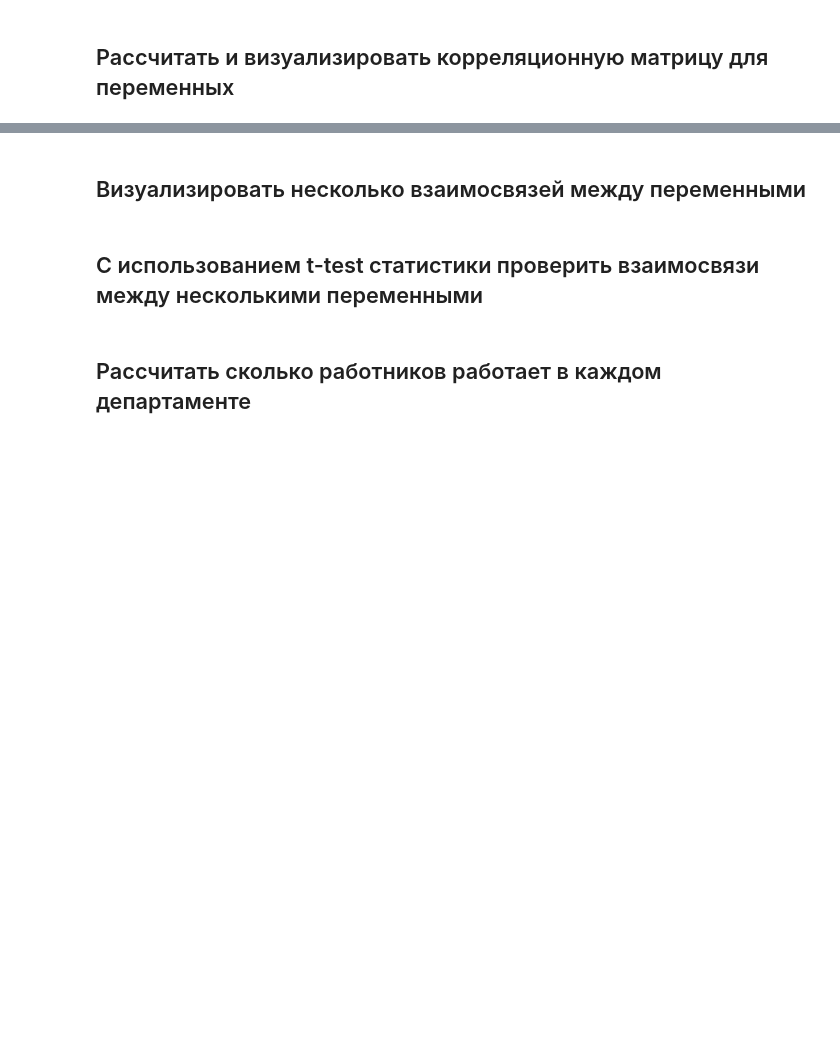
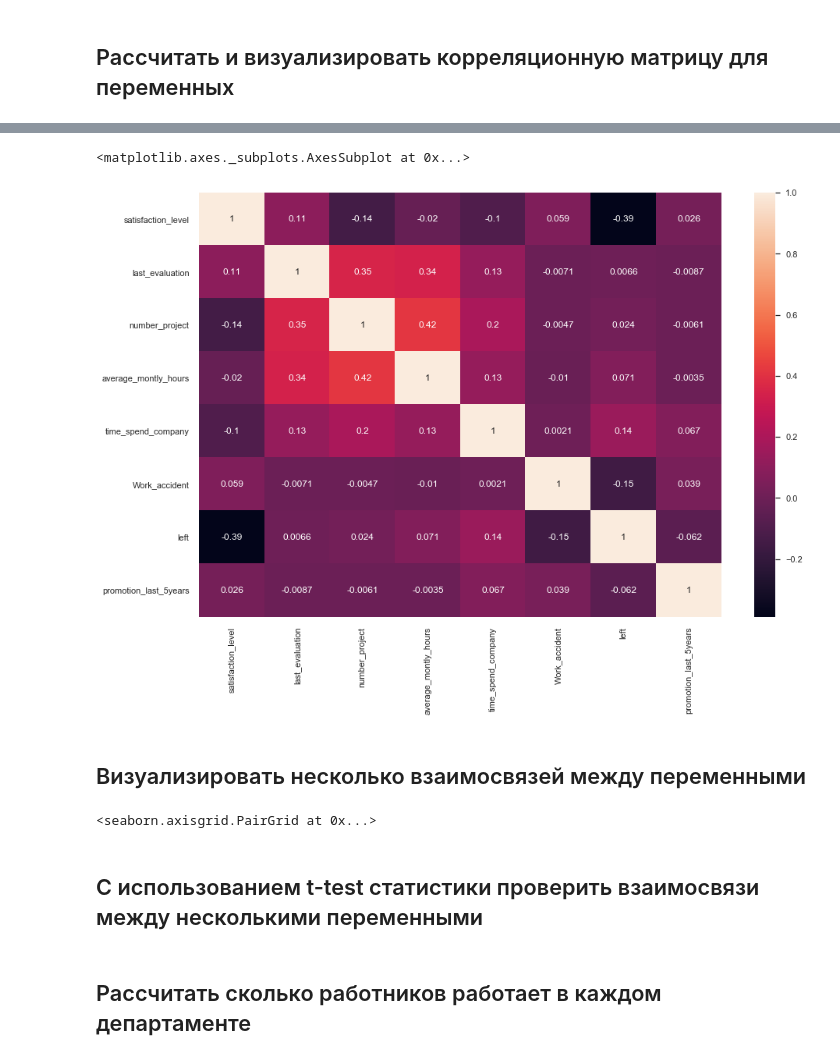
Before and after one commit to philippnicholson/netology_pyda_diploma, a Jupyter notebook: pyda-diploma.ipynb, the cells around one changed output, grey strips where cells are left out. Saved outputs shown, nothing was run; the diff lists cells and outputs as text; code cells hidden in the pictures; blank space fills up the shorter version.

```diff
--- a/pyda-diploma.ipynb
+++ b/pyda-diploma.ipynb
@@ -58,2 +144,5 @@ dataset.head()
 # %% [markdown]
 ## Рассчитать и визуализировать корреляционную матрицу для переменных
+# %%
+corr_matrix = dataset.corr()
+corr_matrix
@@ -60,5 +159,15 @@ dataset.head()
+# %%
+sns.set(rc=({'figure.figsize':(15, 10)}))
+sns.heatmap(corr_matrix, annot=True, xticklabels=corr_matrix.columns.values, yticklabels=corr_matrix.columns.values)
+# %% [output]
+<matplotlib.axes._subplots.AxesSubplot at 0x...>
+[figure, added]
 # %% [markdown]
 ## Визуализировать несколько взаимосвязей между переменными
+# %%
+sns.pairplot(dataset,vars=['number_project', 'last_evaluation', 'average_montly_hours', 'satisfaction_level', 'left'], kind="scatter")
+# %% [output]
+<seaborn.axisgrid.PairGrid at 0x...>
 # %% [markdown]
 ## С использованием t-test статистики проверить взаимосвязи между несколькими переменными
 # %% [markdown]
```
Also changed, not shown: parts of 16 cells of this notebook.
